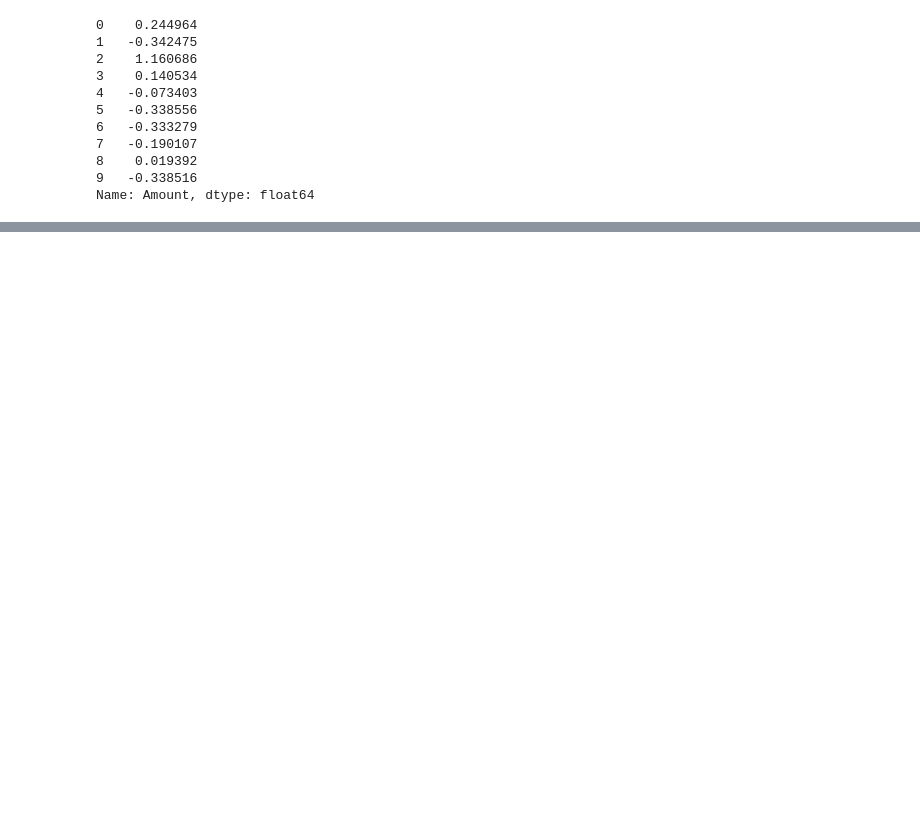
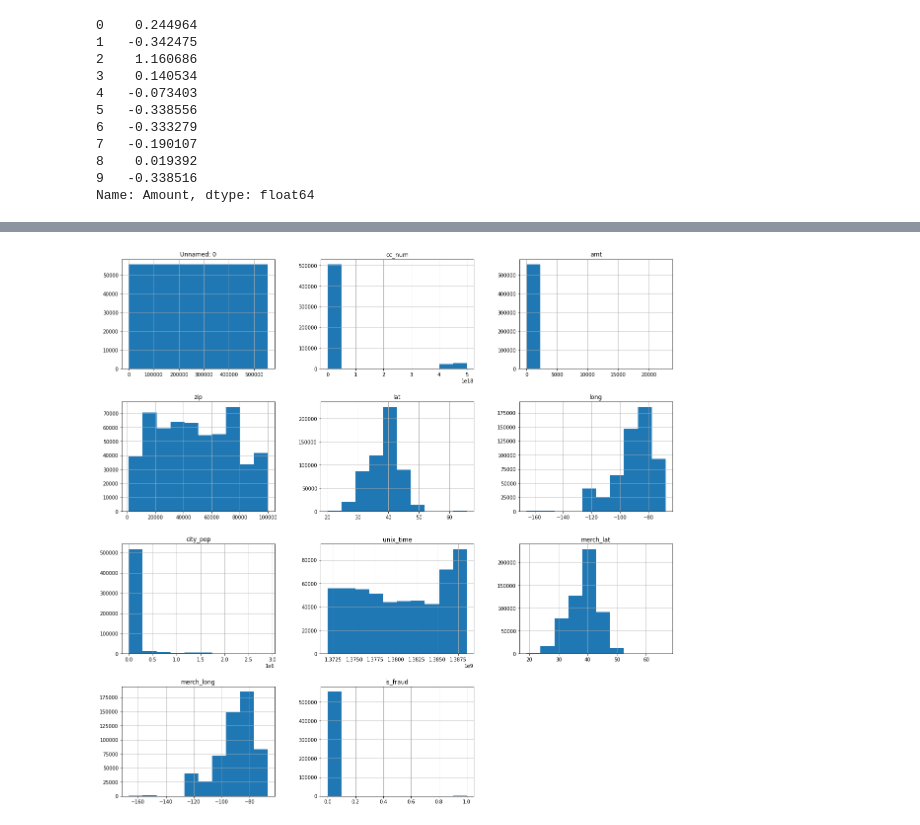
Before and after one commit to Hiker-Geek/credit-fraud, a Jupyter notebook: Shared_Project_Credit_Card.ipynb, the cells around one changed output, grey strips where cells are left out. Drawn from its saved outputs; the diff is of its cells as text; code cells hidden in the pictures; blank space fills up the shorter version.

```diff
--- a/Shared_Project_Credit_Card.ipynb
+++ b/Shared_Project_Credit_Card.ipynb
@@ -135,0 +312,8 @@ Name: Amount, dtype: float64
+# %%
+#importing dataset3
+data3 = pd.read_csv('/content/datasets/fraudTest.csv')
+
+#Exploring data
+print(data3.columns)
+
+data3.shape
@@ -135,0 +338,6 @@ Name: Amount, dtype: float64
+# %%
+# plot histogram of each parameter
+data3.hist(figsize = (20, 20))
+plt.show()
+# %% [output]
+[figure, added]
```
Also changed, not shown: parts of 44 cells of this notebook, 5 other files.
